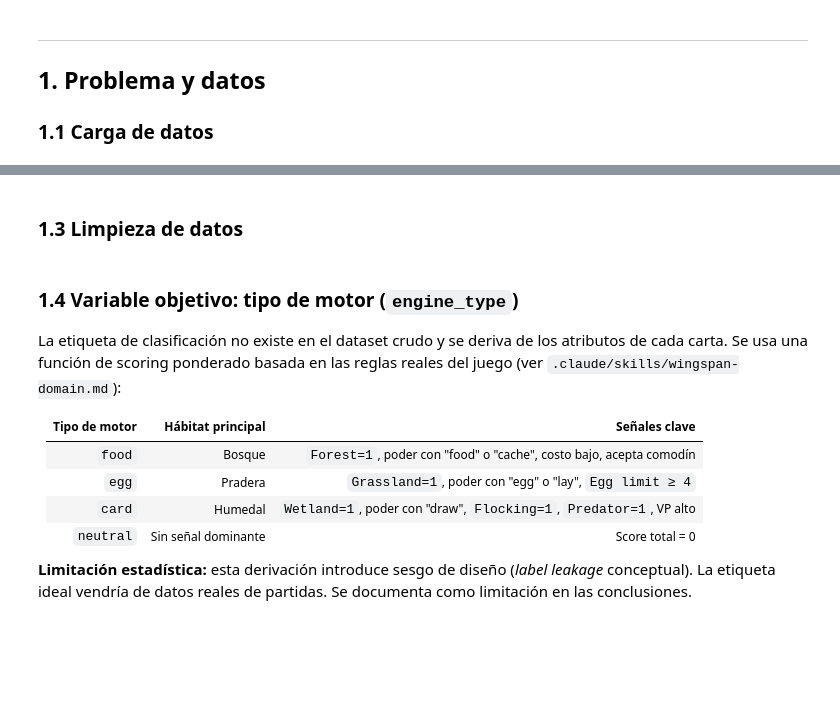
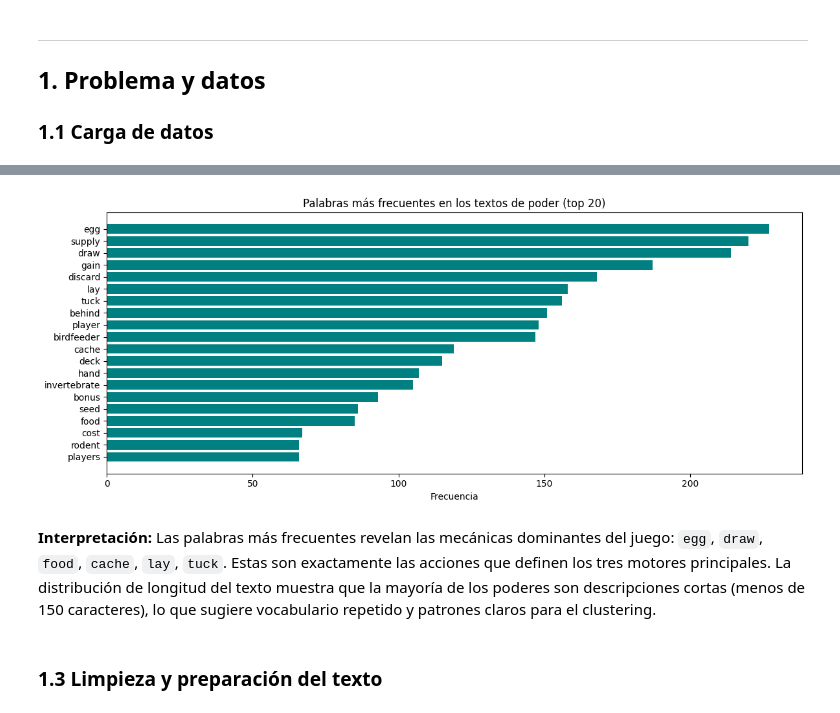
Before and after one commit to marce8881/wingspan-ml, a Jupyter notebook: notebooks/wingspan_analysis.ipynb, the cells around one changed output, grey strips where cells are left out. Drawn from its saved outputs; the diff is of its cells as text; code cells hidden in the pictures; blank space fills up the shorter version.

```diff
--- a/notebooks/wingspan_analysis.ipynb
+++ b/notebooks/wingspan_analysis.ipynb
@@ -64,2 +128,33 @@ print(df_raw['Set'].value_counts())
+# %%
+# Palabras más frecuentes en los textos de poder
+from collections import Counter
+
+# Palabras vacías a ignorar (stop words del dominio)
+stop_words = {
+    'the', 'a', 'an', 'this', 'that', 'of', 'in', 'on', 'to', 'from',
+    'for', 'with', 'or', 'and', 'if', 'you', 'your', 'may', 'can',
+    'bird', 'birds', 'card', 'cards', 'all', 'any', 'each', 'is', 'it',
+    'its', 'at', 'than', 'then', 'when', 'do', 'not', 'has', 'have',
+    'no', 'are', 'be', 'as', 'up', 'per', 'turn', 'other', 'another'
+}
+
+all_words = []
+for text in df['Power text'].dropna():
+    words = re.findall(r'[a-z]+', text.lower())
+    all_words.extend([w for w in words if w not in stop_words and len(w) > 2])
+
+top_words = Counter(all_words).most_common(20)
+words, counts = zip(*top_words)
+
+fig, ax = plt.subplots(figsize=(12, 5))
+ax.barh(list(reversed(words)), list(reversed(counts)), color='teal')
+ax.set_title('Palabras más frecuentes en los textos de poder (top 20)')
+ax.set_xlabel('Frecuencia')
+plt.tight_layout()
+plt.show()
+# %% [output]
+[figure, added]
+# %% [markdown]
+**Interpretación:** Las palabras más frecuentes revelan las mecánicas dominantes del juego: `egg`, `draw`, `food`, `cache`, `lay`, `tuck`. Estas son exactamente las acciones que definen los tres motores principales. La distribución de longitud del texto muestra que la mayoría de los poderes son descripciones cortas (menos de 150 caracteres), lo que sugiere vocabulario repetido y patrones claros para el clustering.
 # %% [markdown]
-### 1.3 Limpieza de datos
+### 1.3 Limpieza y preparación del texto
@@ -97,13 +160,0 @@ print(f'Columnas restantes: {df.shape[1]}')
-# %% [markdown]
-### 1.4 Variable objetivo: tipo de motor (`engine_type`)
-
-La etiqueta de clasificación no existe en el dataset crudo y se deriva de los atributos de cada carta. Se usa una función de scoring ponderado basada en las reglas reales del juego (ver `.claude/skills/wingspan-domain.md`):
-
-| Tipo de motor | Hábitat principal | Señales clave |
-|---|---|---|
-| `food` | Bosque | `Forest=1`, poder con "food" o "cache", costo bajo, acepta comodín |
-| `egg` | Pradera | `Grassland=1`, poder con "egg" o "lay", `Egg limit ≥ 4` |
-| `card` | Humedal | `Wetland=1`, poder con "draw", `Flocking=1`, `Predator=1`, VP alto |
-| `neutral` | Sin señal dominante | Score total = 0 |
-
-**Limitación estadística:** esta derivación introduce sesgo de diseño (*label leakage* conceptual). La etiqueta ideal vendría de datos reales de partidas. Se documenta como limitación en las conclusiones.
```
Also changed, not shown: parts of 16 cells of this notebook.
